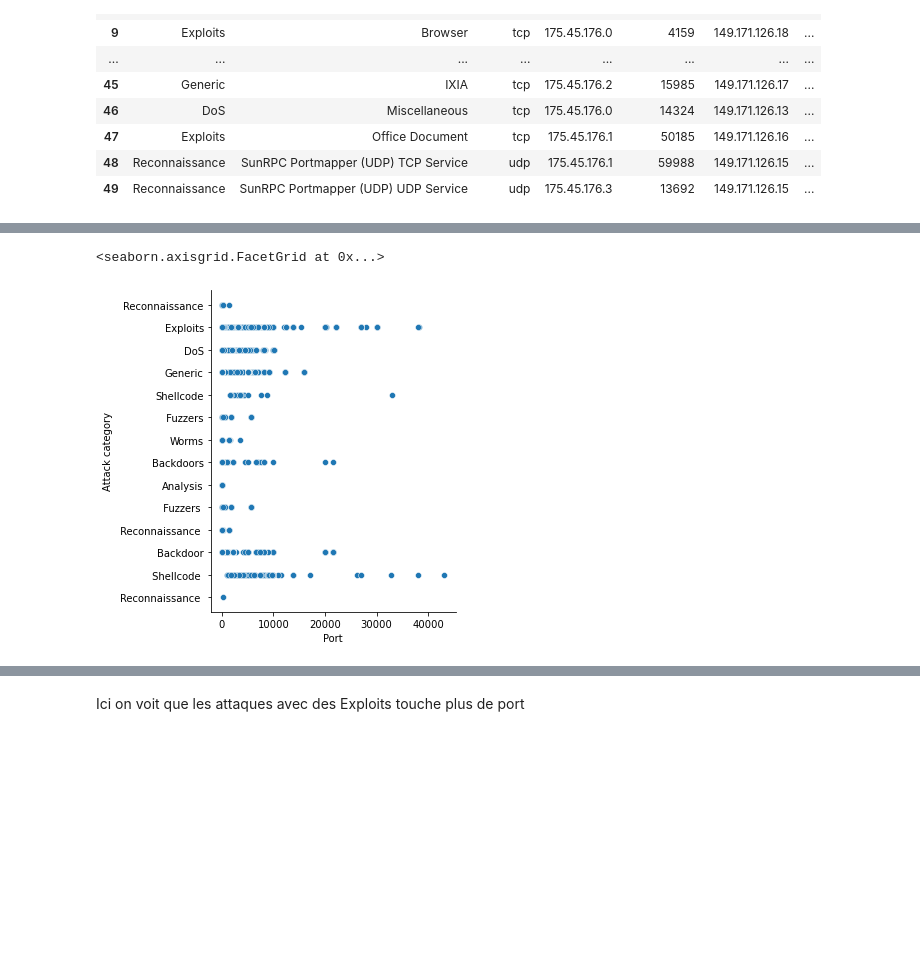
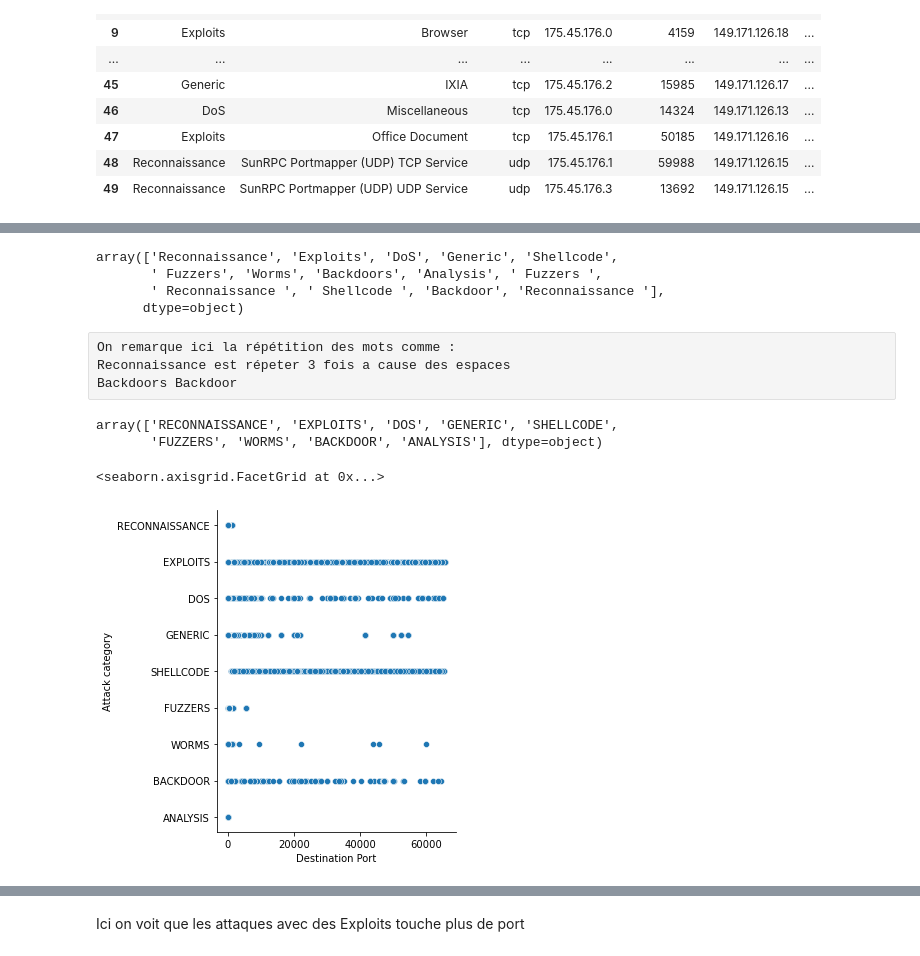
Before and after one commit to abbesdjilali/python_EDA, a Jupyter notebook: projet_facultatif/cybersecurity_attacks.ipynb, the cells around one changed output, grey strips where cells are left out. Cells and saved outputs as stored; diff of their text form; code cells hidden in the pictures; blank space fills up the shorter version.

```diff
--- a/projet_facultatif/cybersecurity_attacks.ipynb
+++ b/projet_facultatif/cybersecurity_attacks.ipynb
@@ -70,0 +63,10 @@ df.head(50)
+# %%
+#Je remarque que la colonne "Time" contient deux timestamp qui corresponds au début et la fin de l'attack
+#Je vais donc creer 3 colonnes Start attack, End attack,duration of attack et convertir le timestamp to date
+
+#expand=True pour ne pas avoir cette ValueError: Must have equal len keys and value when setting with an iterable
+df[["Start attack","End attack"]] = df['Time'].str.split("-",expand=True)
+df["Start attack"] = pd.to_datetime(df["Start attack"],unit="s")
+df["End attack"] = pd.to_datetime(df["End attack"],unit="s")
+df["Duration of attack"] = ((df["End attack"] - df["Start attack"]).dt.seconds).astype(int)
+df.head()
@@ -70,0 +86,2 @@ df.head(50)
+# %%
+df = df.drop(['Time'],axis=1)
@@ -70,0 +93,5 @@ df.head(50)
+# %%
+#Supprimer les données avec un ports invalide (0 > port < 65535)
+valide_ports =(df["Source Port"] >0) & (df["Source Port"]<65535) & (df["Destination Port"]>0) & (df["Destination Port"]<65535)
+df = df[valide_ports].reset_index(drop=True)
+df.shape
@@ -71,7 +109,25 @@ df.head(50)
+# %%
+df["Attack category"].unique()
+# %% [output]
+array(['Reconnaissance', 'Exploits', 'DoS', 'Generic', 'Shellcode',
+       ' Fuzzers', 'Worms', 'Backdoors', 'Analysis', ' Fuzzers ',
+       ' Reconnaissance ', ' Shellcode ', 'Backdoor', 'Reconnaissance '],
+      dtype=object)
+# %% [raw]
+On remarque ici la répétition des mots comme :
+Reconnaissance est répeter 3 fois a cause des espaces
+Backdoors Backdoor
+# %%
+df["Attack category"] = df["Attack category"].str.strip().replace("Backdoors","Backdoor");
+df["Attack category"] = df["Attack category"].str.upper().str.strip();
+df["Attack category"].unique()
+# %% [output]
+array(['RECONNAISSANCE', 'EXPLOITS', 'DOS', 'GENERIC', 'SHELLCODE',
+       'FUZZERS', 'WORMS', 'BACKDOOR', 'ANALYSIS'], dtype=object)
 # %%
-sns.relplot(x="Port",y="Attack category",data=df)
+sns.relplot(x="Destination Port",y="Attack category",data=df)
 # %% [output]
 <seaborn.axisgrid.FacetGrid at 0x...>
-[figure, old version]
+[figure, new version]
 # %%
 #afficher un nuage de point pour les Port <= 1000
```
Also changed, not shown: parts of 18 cells of this notebook.
